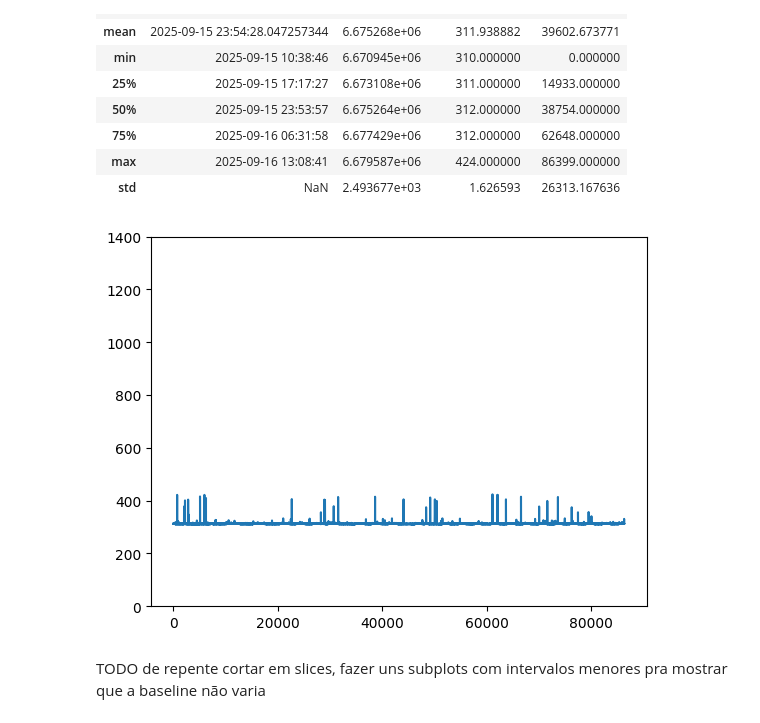
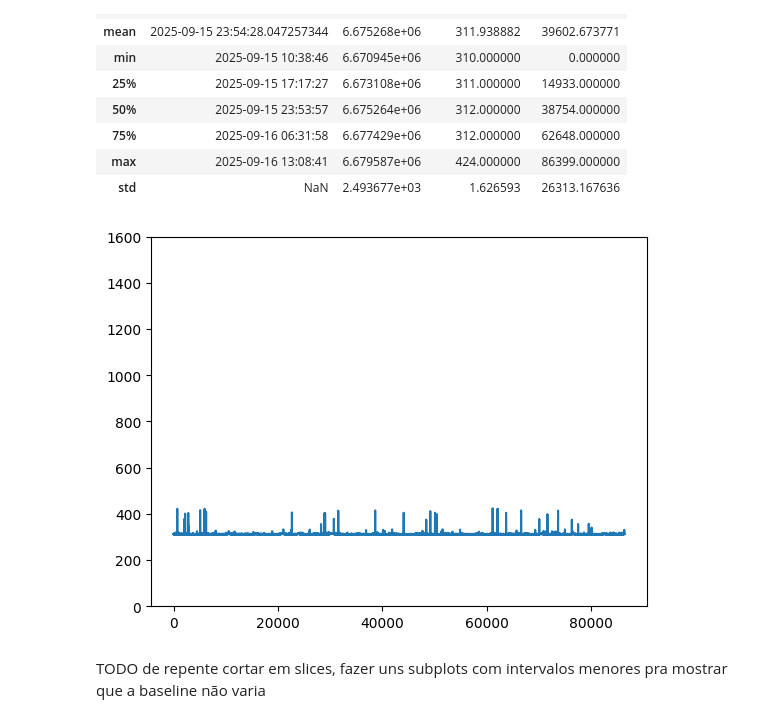
Before and after one commit to othomarcondes/CMP223-EnergyMeasurements, a Jupyter notebook: data_analysis.ipynb, the cells around one changed output. Cells and saved outputs as stored; diff of their text form; code cells hidden in the pictures.

```diff
--- a/data_analysis.ipynb
+++ b/data_analysis.ipynb
@@ -41,14 +43,14 @@ idle.describe()
 # %%
 # First we vizualise the data
 
 #idle.plot(x="Elapsed", y="Active_Power")
 
 fig, ax = plt.subplots()
 ax.plot(idle['Elapsed'], idle['Active_Power'])
-ax.set_ylim(0,1400) #plots must begin at zero!!!, 1400 is just so we can have the same scale as the stress experiment
+ax.set_ylim(0,1600) #plots must begin at zero!!!, 1600 is just so we can have the same scale as the stress experiment
 plt.show()
 # %% [output]
-[figure, old version]
+[figure, new version]
 # %% [markdown]
 TODO de repente cortar em slices, fazer uns subplots com intervalos menores pra mostrar que a baseline não varia
 # %% [markdown]
```
Also changed, not shown: parts of 9 cells of this notebook.
